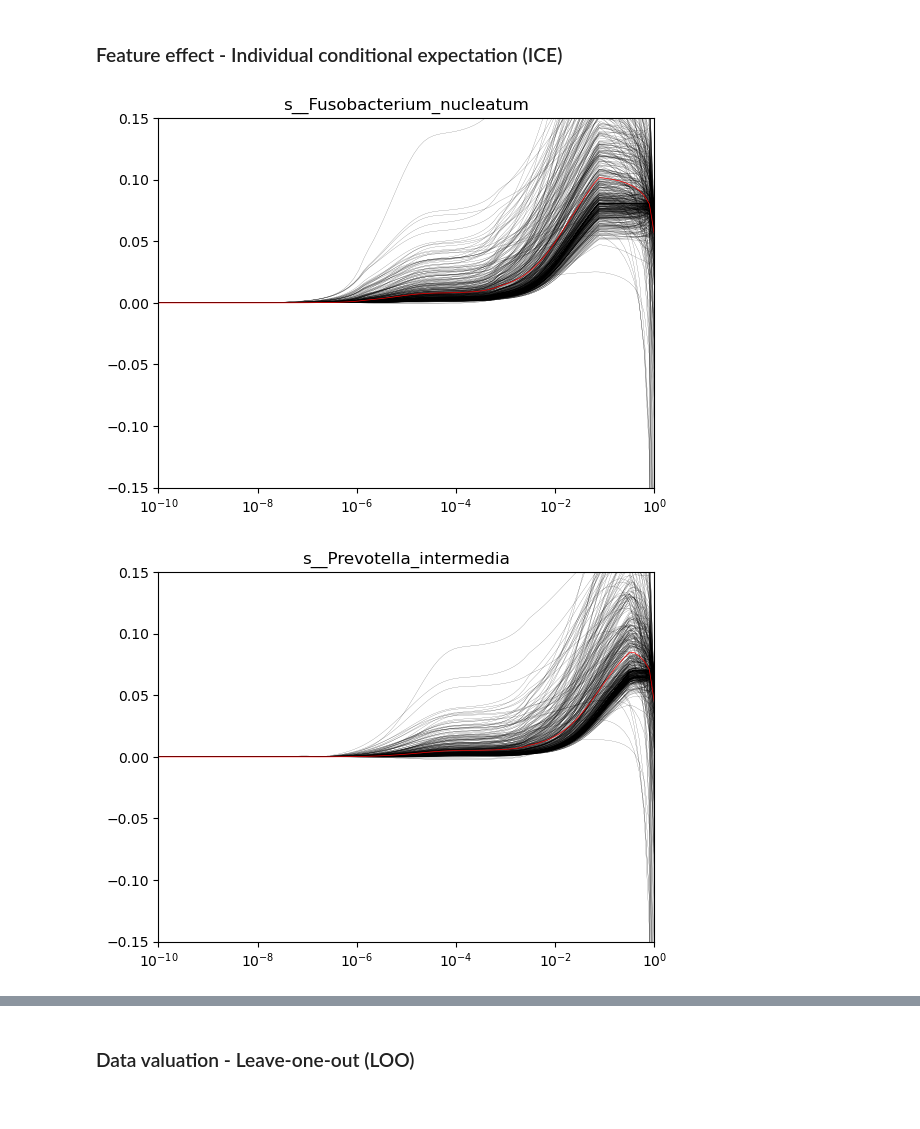
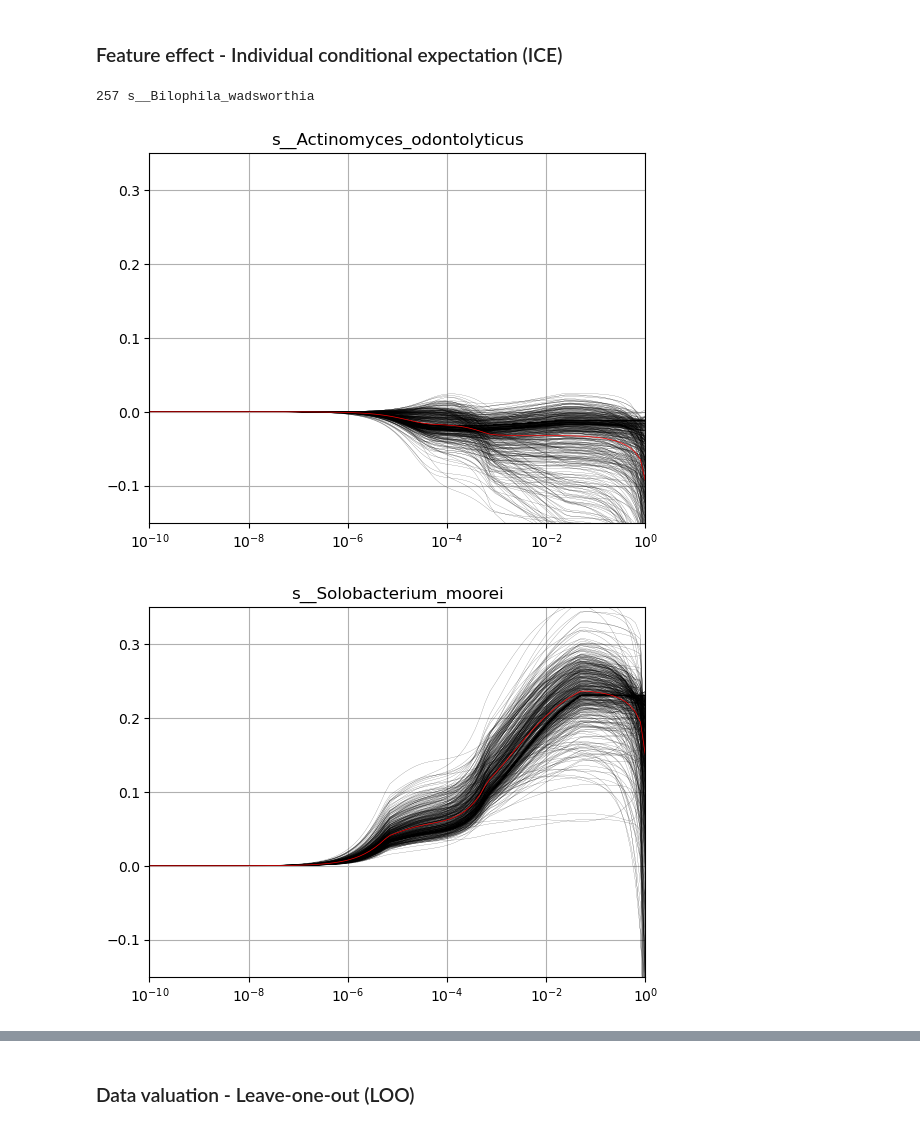
Before and after one commit to LenMetz/TabPFN-medical, a Jupyter notebook: interpretability.ipynb, the cells around one changed output, grey strips where cells are left out. Drawn from its saved outputs; the diff is of its cells as text; code cells hidden in the pictures.

```diff
--- a/interpretability.ipynb
+++ b/interpretability.ipynb
@@ -127,15 +127,15 @@ seed = 42
 overwrite = True
 metrics = ["roc_auc", "f1"]
 dir_path = os.path.abspath(os.getcwd())
-run_name = "medium_mlp_var_balance_05weight_anova"
+run_name = "medium_mlp_var_balance_05weight_anova_bestwithnoisebnn_100_moreweight"
 path = dir_path + f"/logs/trainrun_{run_name}"
 filename = "model"
 model = MedPFNClassifier(base_path=path, filename=filename, device='cpu', N_ensemble_configurations=N_ens, multiclass_decoder=multi_decoder,  no_preprocess_mode=no_pre_process)
-model = XGBClassifier(n_estimators=5, max_depth=5, learning_rate=1, objective='binary:logistic')
+#model = XGBClassifier(n_estimators=5, max_depth=5, learning_rate=1, objective='binary:logistic')
 #model = TabPFNClassifier(device='cpu', N_ensemble_configurations=5, no_preprocess_mode=no_pre_process)
 
 reducer = AnovaSelect()
-features = [921]
+features = [44,1240,1000,1031,257]#[637, 1063]+list(best[:15])
 step = 0.1
 num = 100
 for f in features:
@@ -171,7 +171,7 @@ for f in features:
     directory = f"results/{red_name}"
     if not os.path.exists(directory):
         os.makedirs(directory)
-    np.save(f"results/ice/xgbfeature{f}.npy", ice_curves)
+    np.save(f"results/ice/newmodfeature{f}.npy", ice_curves)
 # %%
 path = "datasets/data_all.csv"
 df = pd.read_csv(path)
@@ -180,27 +180,36 @@ df = df.iloc[:,2:-5]
 df = df.div(df.sum(axis=1), axis=0)
 df = df.loc[:, (df != 0).any(axis=0)]
 bacteria_names = list(df)
+# %%
+for ii,bac in enumerate(bacteria_names):
+    if "Bilophila" in bac:
+        print(ii,bac)
+# %% [output]
+257 s__Bilophila_wadsworthia
 # %%
 
 #print(np.where(["Prevotella_inter" in b for b in bacteria_names]))
 #print(np.array(bacteria_names)[np.where(["Prevotella_inter" in b for b in bacteria_names])])
 
 num = 100
-features = [637, 1063, 921]#+list(best[:50])#[637, 1063]#best[50:100]#[921]
+#features = [921]#[637, 1063, 921]#+list(best[:50])#[637, 1063]#best[50:100]#[921]
 for f in features:
     fvalues = np.geomspace(np.min(all_data[(all_data[:,f]>0),f])+1e-10,np.max(all_data[:,f]),num=num)
     fvalues = np.geomspace(1e-10,1,num=num)
     #print(fvalues)
     #print(ice_curves.shape)
-    ice_curves = np.load(f"results/ice/pfnfeature{f}.npy")
+    ice_curves = np.load(f"results/ice/newmodfeature{f}.npy")
     for i in range(512):
         plt.plot(fvalues, ice_curves[:,i]-ice_curves[0,i], linewidth=0.1, c="black")
+        #plt.plot(fvalues, ice_curves[:,i], linewidth=0.1, c="black")
     plt.plot(fvalues, np.mean(ice_curves-ice_curves[0,:], axis=1), linewidth=0.5, c="red")
-    plt.ylim(-0.15,0.15)
+    #plt.plot(fvalues, np.mean(ice_curves, axis=1), linewidth=0.5, c="red")
+    plt.ylim(-0.15,0.35)
     plt.xlim(1e-10,1)
+    plt.grid()
     plt.xscale("log")
     plt.title(bacteria_names[f])
     plt.show()
 # %% [output]
-[figure, old version]
+[figure, new version]
-[figure, old version]
+[figure, new version]
```
Also changed, not shown: parts of 3 cells of this notebook, 56 other files.
